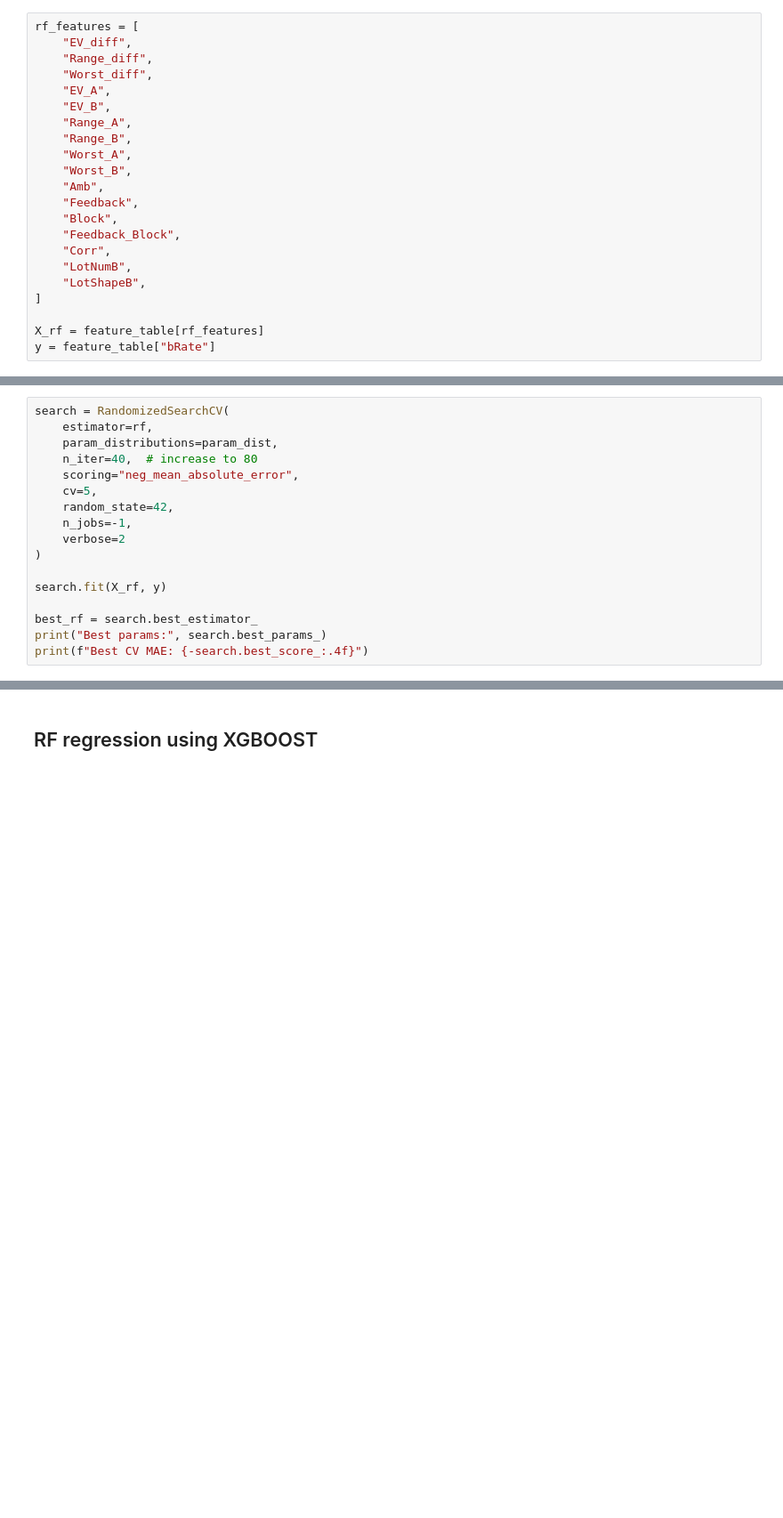
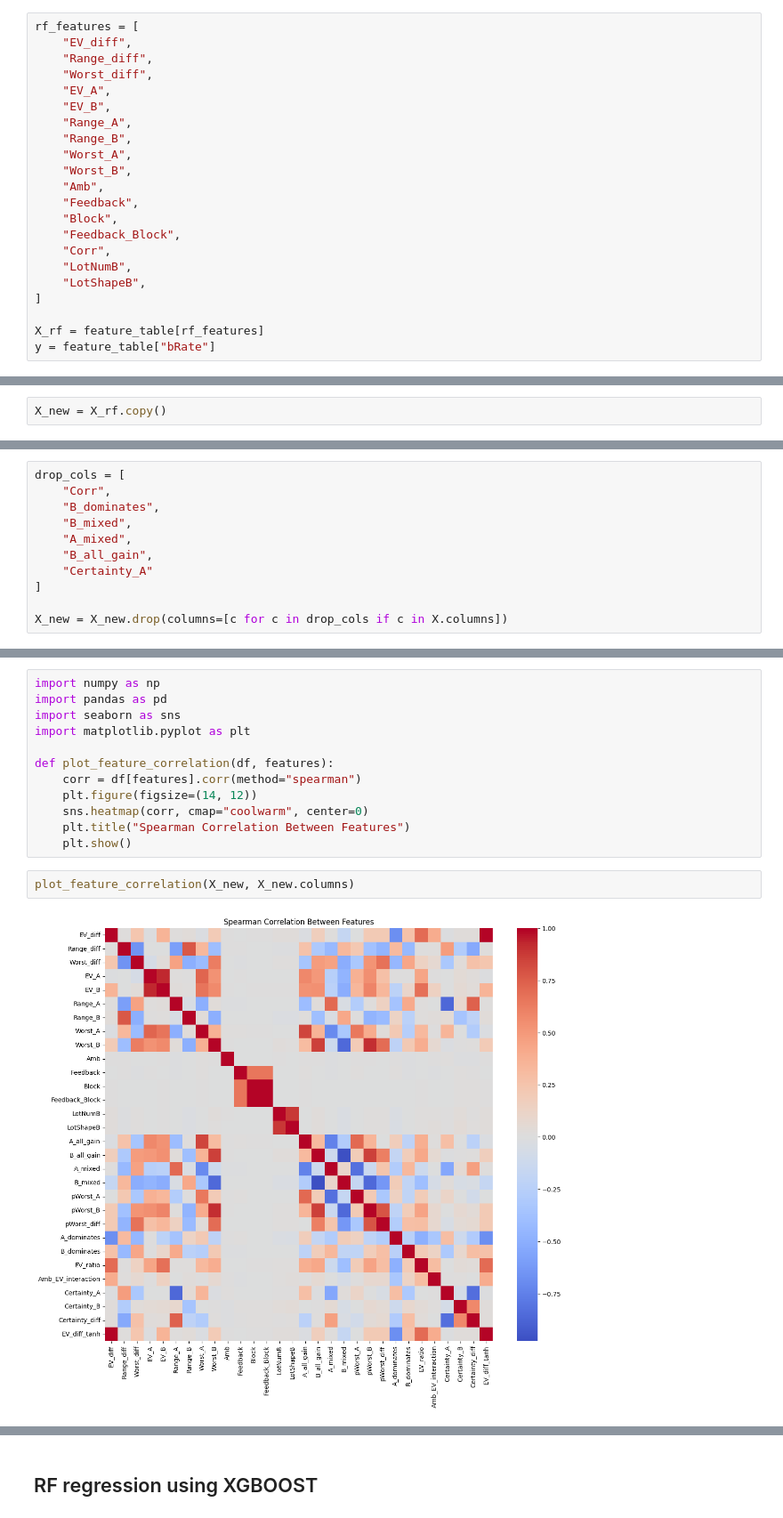
Before and after one commit to vassilismylo/Applied_ML, a Jupyter notebook: choices13k_ex3/choices13_ex3.ipynb, the cells around one changed output, grey strips where cells are left out. Shown at 89% size. Cells and saved outputs as stored; diff of their text form; blank space fills up the shorter version.

```diff
--- a/choices13k_ex3/choices13_ex3.ipynb
+++ b/choices13k_ex3/choices13_ex3.ipynb
@@ -327,17 +215,0 @@ param_dist = {
-# %%
-search = RandomizedSearchCV(
-    estimator=rf,
-    param_distributions=param_dist,
-    n_iter=40,  # increase to 80
-    scoring="neg_mean_absolute_error",
-    cv=5,
-    random_state=42,
-    n_jobs=-1,
-    verbose=2
-)
-
-search.fit(X_rf, y)
-
-best_rf = search.best_estimator_
-print("Best params:", search.best_params_)
-print(f"Best CV MAE: {-search.best_score_:.4f}")
@@ -362,0 +216,2 @@ Tuned RF Test R²:   0.7644
+# %%
+X_new = X_rf.copy()
@@ -362,0 +247,11 @@ Tuned RF Test R²:   0.7644
+# %%
+drop_cols = [
+    "Corr",
+    "B_dominates",
+    "B_mixed",
+    "A_mixed",
+    "B_all_gain",
+    "Certainty_A"
+]
+
+X_new = X_new.drop(columns=[c for c in drop_cols if c in X.columns])
@@ -362,0 +270,16 @@ Tuned RF Test R²:   0.7644
+# %%
+import numpy as np
+import pandas as pd
+import seaborn as sns
+import matplotlib.pyplot as plt
+
+def plot_feature_correlation(df, features):
+    corr = df[features].corr(method="spearman")
+    plt.figure(figsize=(14, 12))
+    sns.heatmap(corr, cmap="coolwarm", center=0)
+    plt.title("Spearman Correlation Between Features")
+    plt.show()
+# %%
+plot_feature_correlation(X_new, X_new.columns)
+# %% [output]
+[figure, added]
```
Also changed, not shown: parts of 81 cells of this notebook, 24 other files.
